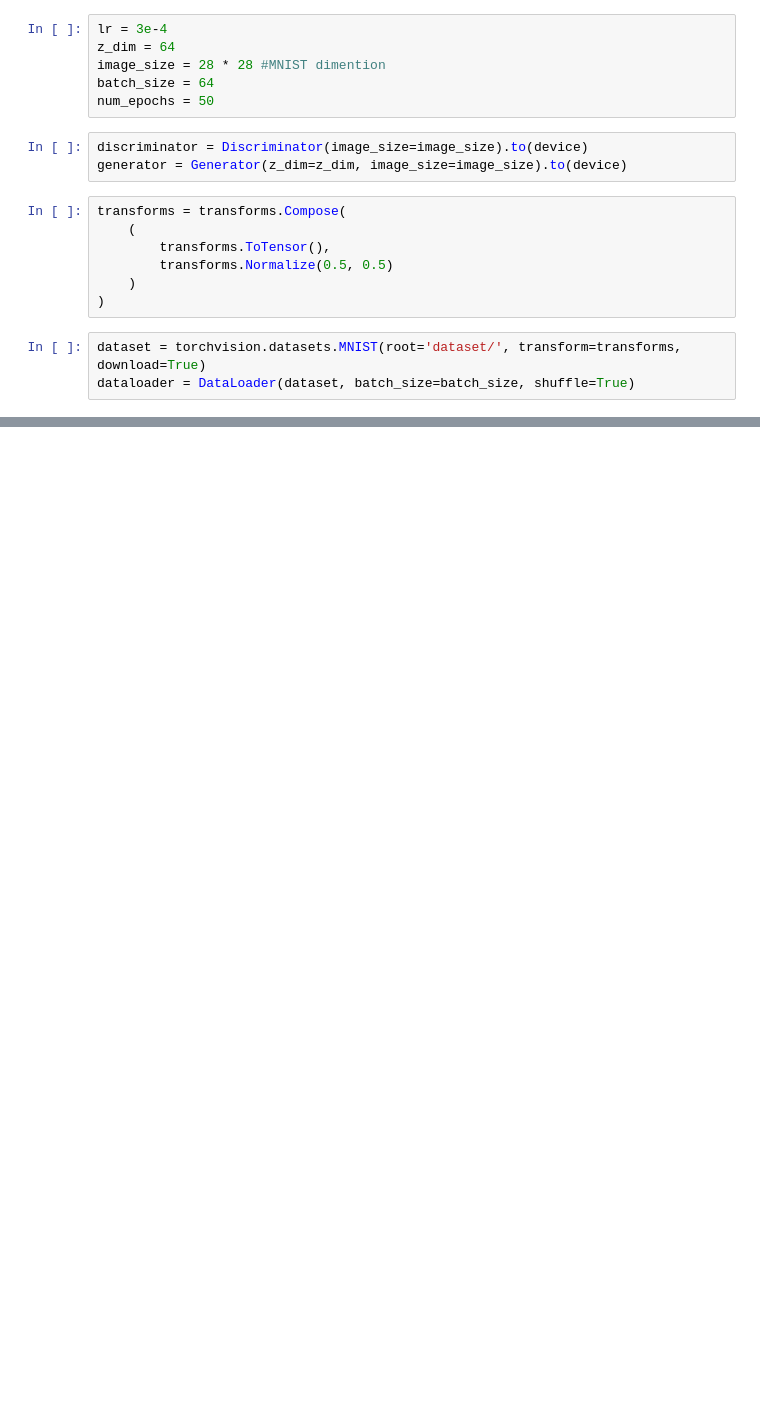
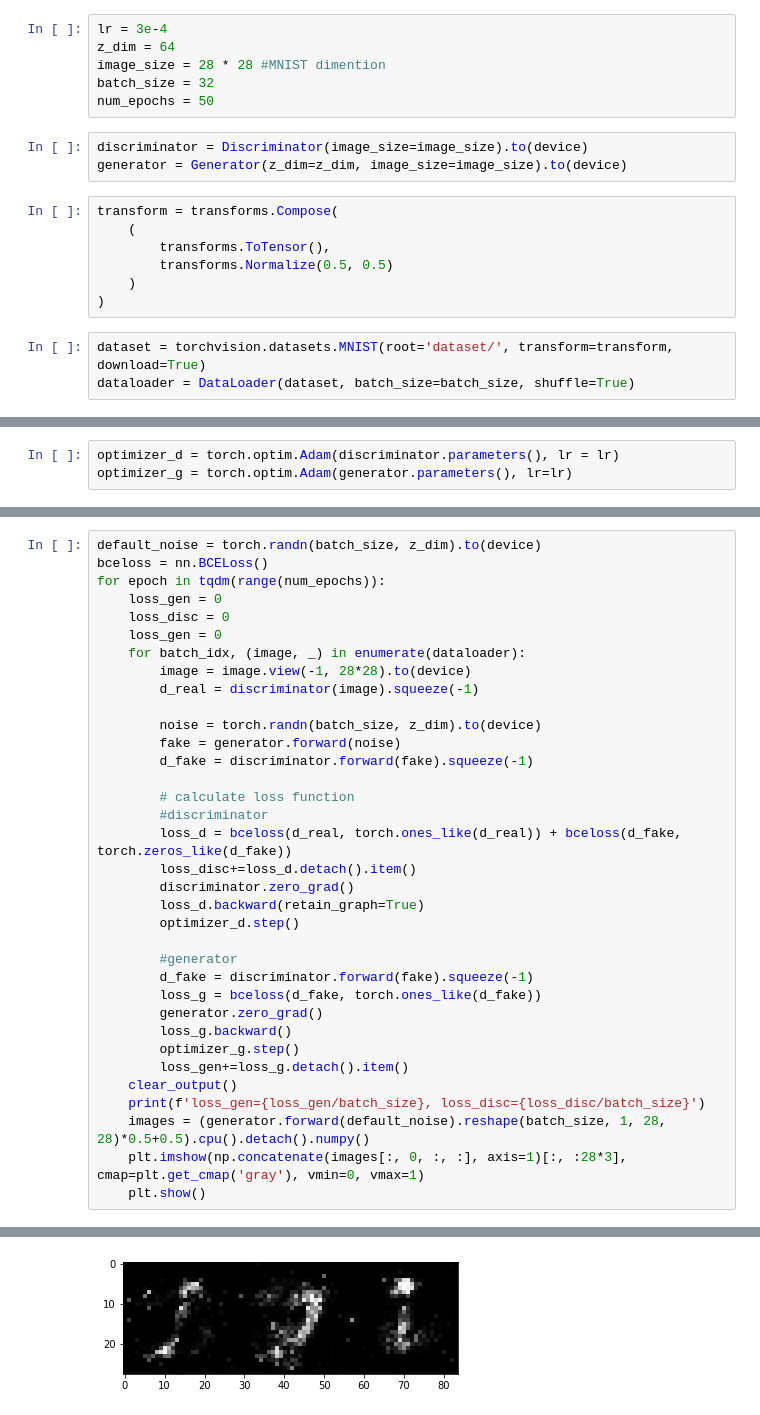
Before and after one commit to YakubovSlava/PrivateCodeRepo, a Jupyter notebook: GAN/test.ipynb, the cells around one changed output, grey strips where cells are left out. Cells and saved outputs as stored; diff of their text form; blank space fills up the shorter version.

Commit message:
add train to GAN/test.ipynb got some generated samples for MNIST

```diff
--- a/GAN/test.ipynb
+++ b/GAN/test.ipynb
@@ -34,18 +39,18 @@ device = 'cuda' if torch.cuda.is_available() else 'cpu'
 lr = 3e-4
 z_dim = 64
 image_size = 28 * 28 #MNIST dimention
-batch_size = 64
+batch_size = 32
 num_epochs = 50
 # %%
 discriminator = Discriminator(image_size=image_size).to(device)
 generator = Generator(z_dim=z_dim, image_size=image_size).to(device)
 # %%
-transforms = transforms.Compose(
+transform = transforms.Compose(
     (
         transforms.ToTensor(),
         transforms.Normalize(0.5, 0.5)
     )
 )
 # %%
-dataset = torchvision.datasets.MNIST(root='dataset/', transform=transforms, download=True)
+dataset = torchvision.datasets.MNIST(root='dataset/', transform=transform, download=True)
 dataloader = DataLoader(dataset, batch_size=batch_size, shuffle=True)
@@ -85,0 +57,3 @@ Extracting dataset/MNIST\raw\t10k-labels-idx1-ubyte.gz to dataset/MNIST\raw
+# %%
+optimizer_d = torch.optim.Adam(discriminator.parameters(), lr = lr)
+optimizer_g = torch.optim.Adam(generator.parameters(), lr=lr)
@@ -85,0 +65,36 @@ Extracting dataset/MNIST\raw\t10k-labels-idx1-ubyte.gz to dataset/MNIST\raw
+# %%
+default_noise = torch.randn(batch_size, z_dim).to(device)
+bceloss = nn.BCELoss()
+for epoch in tqdm(range(num_epochs)):
+    loss_gen = 0
+    loss_disc = 0
+    loss_gen = 0
+    for batch_idx, (image, _) in enumerate(dataloader):
+        image = image.view(-1, 28*28).to(device)
+        d_real = discriminator(image).squeeze(-1)
+
+        noise = torch.randn(batch_size, z_dim).to(device)
+        fake = generator.forward(noise)
+        d_fake = discriminator.forward(fake).squeeze(-1)
+
+        # calculate loss function
+        #discriminator
+        loss_d = bceloss(d_real, torch.ones_like(d_real)) + bceloss(d_fake, torch.zeros_like(d_fake))
+        loss_disc+=loss_d.detach().item()
+        discriminator.zero_grad()
+        loss_d.backward(retain_graph=True)
+        optimizer_d.step()
+
+        #generator
+        d_fake = discriminator.forward(fake).squeeze(-1)
+        loss_g = bceloss(d_fake, torch.ones_like(d_fake))
+        generator.zero_grad()
+        loss_g.backward()
+        optimizer_g.step()
+        loss_gen+=loss_g.detach().item()
+    clear_output()
+    print(f'loss_gen={loss_gen/batch_size}, loss_disc={loss_disc/batch_size}')
+    images = (generator.forward(default_noise).reshape(batch_size, 1, 28, 28)*0.5+0.5).cpu().detach().numpy()
+    plt.imshow(np.concatenate(images[:, 0, :, :], axis=1)[:, :28*3], cmap=plt.get_cmap('gray'), vmin=0, vmax=1)
+    plt.show()
+# %% [output]
@@ -85,0 +102 @@ Extracting dataset/MNIST\raw\t10k-labels-idx1-ubyte.gz to dataset/MNIST\raw
+[figure, added]
```
Also changed, not shown: parts of 7 cells of this notebook.
